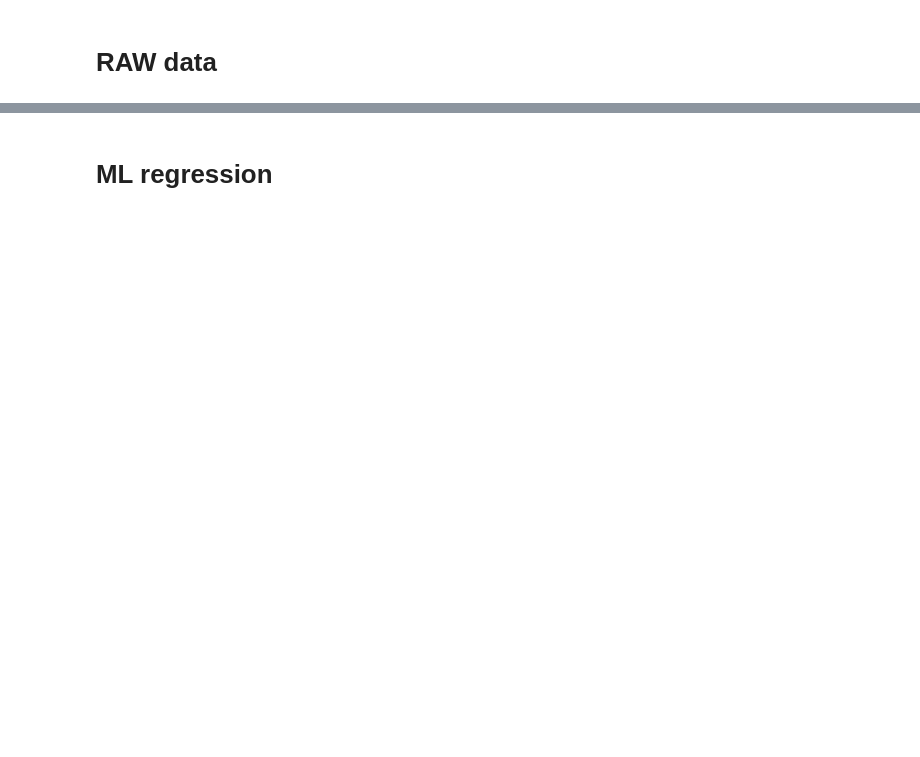
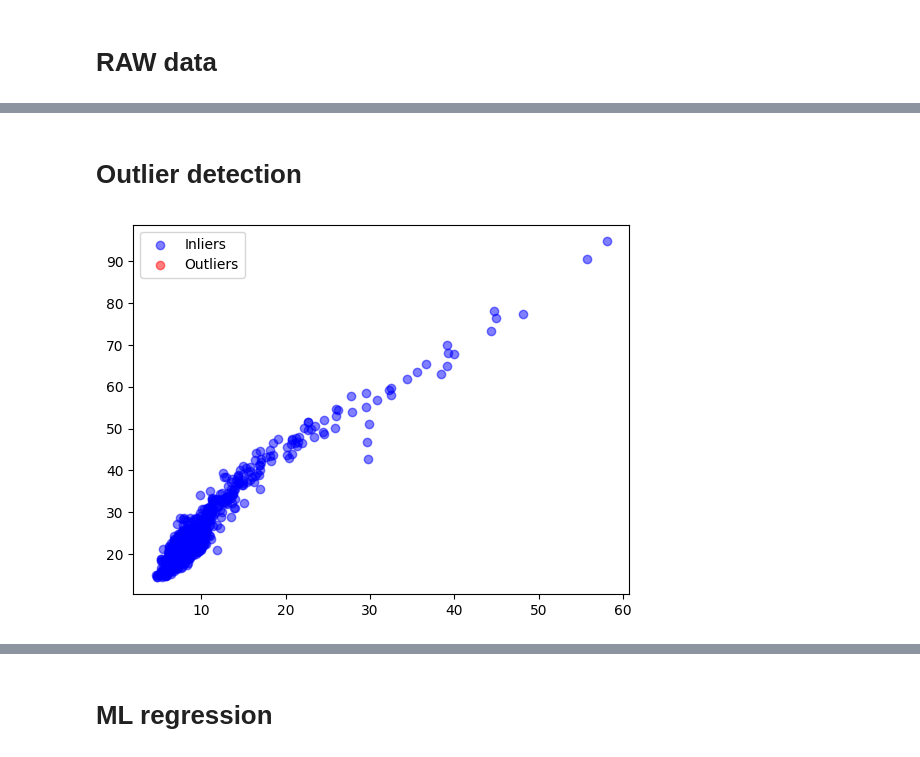
Before and after one commit to future-water/waller-creek-model, a Jupyter notebook: hydroML/MLregression.ipynb, the cells around one changed output, grey strips where cells are left out. Drawn from its saved outputs; the diff is of its cells as text; code cells hidden in the pictures; blank space fills up the shorter version.

```diff
--- a/hydroML/MLregression.ipynb
+++ b/hydroML/MLregression.ipynb
@@ -59,0 +146,29 @@ Time
+# %% [markdown]
+# Outlier detection
+# %%
+from sklearn.linear_model import RANSACRegressor
+
+ransac = RANSACRegressor(residual_threshold=70, random_state = 0)
+
+# X = df['bridge2'].values.reshape(-1, 1)
+# y = df['bridge3'].values.reshape(-1, 1)
+features = ['bridge2']
+#features = ['bridge2','bridge3']
+outputs = ['bridge3']
+#outputs = ['bridge5']
+
+X = df[features]
+y = df[outputs]
+ransac.fit(X, y)
+
+inliers_mask = ransac.inlier_mask_
+outliers_mask = np.logical_not(inliers_mask)
+
+plt.scatter(X[inliers_mask], y[inliers_mask], c='blue', alpha=0.5,
+            label='Inliers')
+plt.scatter(X[outliers_mask], y[outliers_mask], c='red', alpha=0.5,
+            label='Outliers')
+plt.legend(loc='best')
+plt.show()
+# %% [output]
+[figure, added]
```
Also changed, not shown: parts of 69 cells of this notebook.
